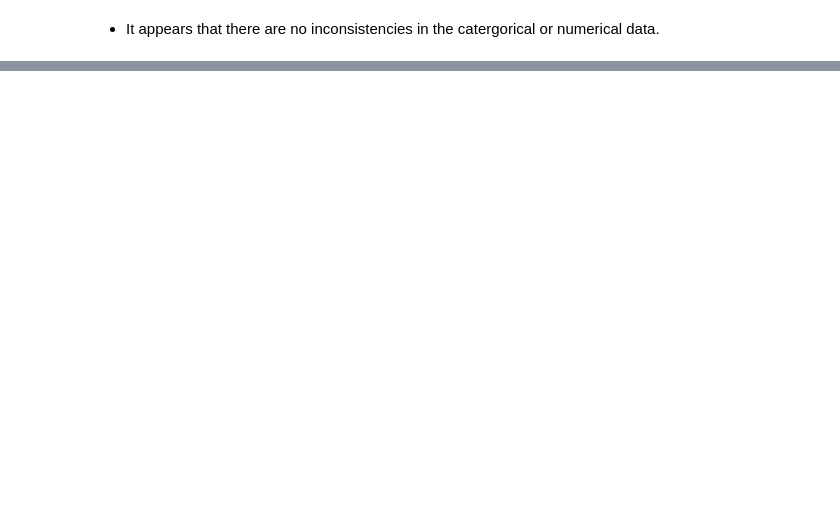
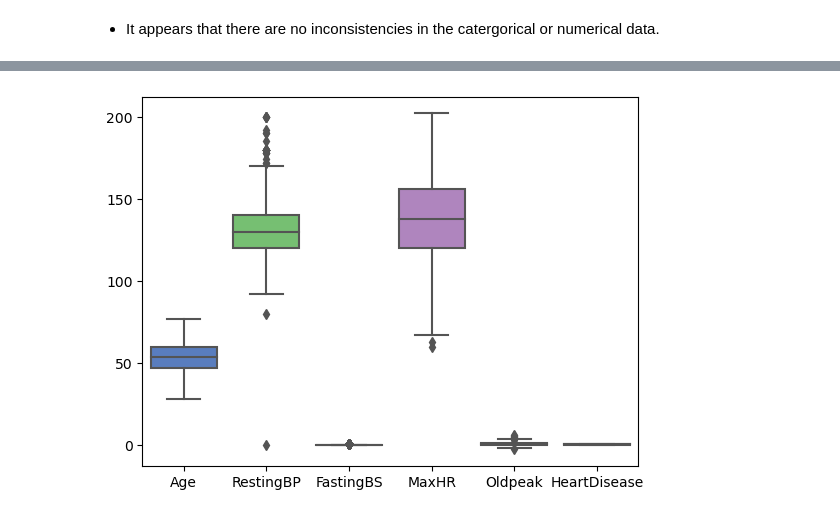
Before and after one commit to zeekwired/Project-2, a Jupyter notebook: Project 2.ipynb, the cells around one changed output, grey strips where cells are left out. Cells and saved outputs as stored; diff of their text form; code cells hidden in the pictures; blank space fills up the shorter version.

```diff
--- a/Project 2.ipynb
+++ b/Project 2.ipynb
@@ -164,0 +171,5 @@ Name: HeartDisease, dtype: int64
+# %%
+with plt.style.context(['seaborn-muted']):
+    sns.boxplot(data=df_copy)
+# %% [output]
+[figure, added]
```
Also changed, not shown: parts of 3 cells of this notebook.
